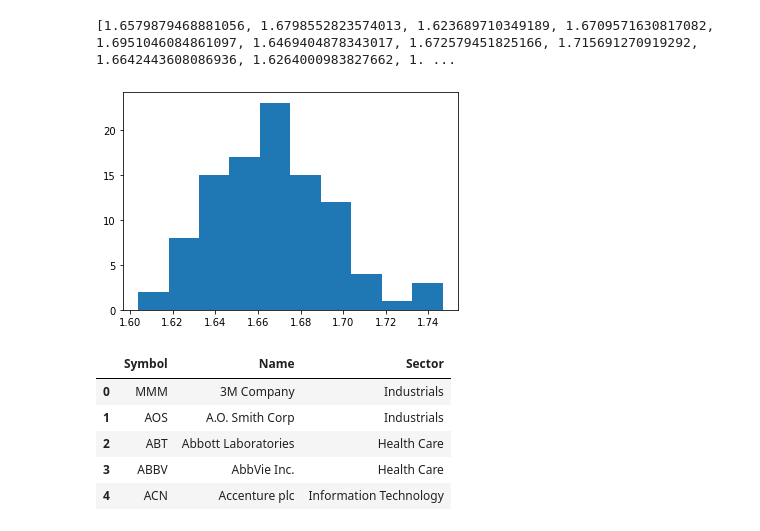
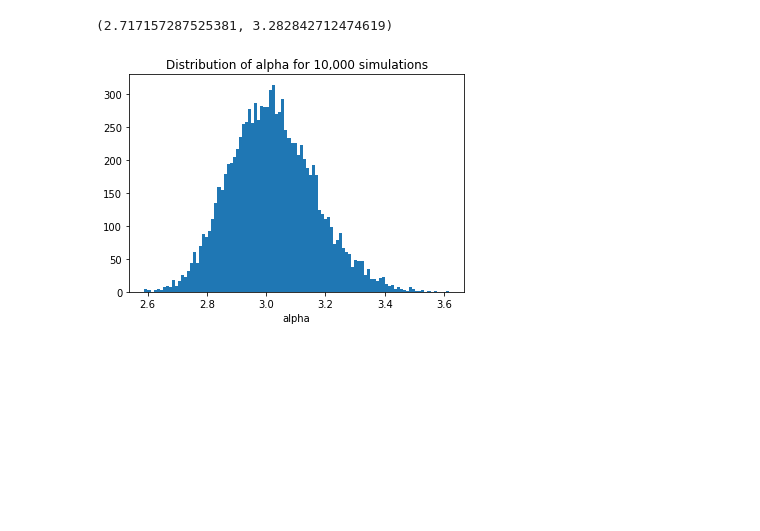
Before and after one commit to irrationomical/OOTM-Option-Pricing-with-Power-Laws-and-News, a Jupyter notebook: alpha_estimation.ipynb, the cells around one changed output. Drawn from its saved outputs; the diff is of its cells as text; code cells hidden in the pictures; blank space fills up the shorter version.

```diff
--- a/alpha_estimation.ipynb
+++ b/alpha_estimation.ipynb
@@ -78,36 +50,38 @@ ax.set_xlim(left = 10**-3)
-# %%
-dist1 = []
-dist2 = []
-n = 1000
-for i in range(100):
-  x = np.random.zipf(1.5, n)
-  def log_zeta(x):
-    return np.log(zeta(x,1))
-
-  def log_deriv_zeta(x):
-    h=1e-5
-    return (log_zeta(x+h) - log_zeta(x-h))/(2*h)
-  t = -np.sum(np.log(x/xmin))/n
-  def objective(x):
-    return log_deriv_zeta(x) - t
-
-  dist1.append(1 + n / np.sum(np.log(x)))
-  dist2.append(bisect(objective, 1.01, 5, xtol = 1e-6))
-
-plt.hist(dist2, bins = 10)
-print(dist2)
-# %% [output]
-[1.6579879468881056, 1.6798552823574013, 1.623689710349189, 1.6709571630817082, 1.6951046084861097, 1.6469404878343017, 1.672579451825166, 1.715691270919292, 1.6642443608086936, 1.6264000983827662, 1. ...
-[figure, removed]
-# %%
-# want to predict whether option prices OOM execute
-# get baseline for each stock's distribution
-sp500 = pd.read_csv('./sp500-2017.csv')
-sp500.head()
-# %% [output]
-|  | Symbol | Name | Sector |
-| 0 | MMM | 3M Company | Industrials |
-| 1 | AOS | A.O. Smith Corp | Industrials |
-| 2 | ABT | Abbott Laboratories | Health Care |
-| 3 | ABBV | AbbVie Inc. | Health Care |
-| 4 | ACN | Accenture plc | Information Technology |
+# %%
+def get_alpha_cont(select_df):
+  """ gets alpha paramter for continuous power law distribution
+  """
+  n = select_df.shape[0]
+  xmin = select_df['diff'][0]
+  a = 1 + n / np.sum(np.log(select_df['diff']/xmin))
+  return a
+
+def get_a_range(a, N):
+  """ gets 95% confidence interval on alpha paramter estimate
+  @param a: alpha
+  @param N: number of samples in power law distribution
+  @returns a_lower, a_upper: lower and upper bound on alpha 95% CI
+  """
+  stdev = (a-1)/np.sqrt(N)
+  a_lower, a_upper = ((a-stdev*2), (a+stdev*2))
+  return a_lower, a_upper
+
+# show the get_a_range function is correct
+N=200
+a=3
+alphas = []
+for i in range(10000):
+  # generate continuous power law data
+  r = np.random.uniform(0,1,N)
+  x1 = np.sort((1 - r) ** (-1 / (a - 1)))
+  select_df = pd.DataFrame(data=x1, columns=['diff'])
+  alphas.append(get_alpha_cont(select_df).astype(float))
+alphas = np.sort(np.array(alphas))
+plt.hist(alphas,bins=100)
+plt.title("Distribution of alpha for 10,000 simulations")
+plt.xlabel("alpha")
+
+get_a_range(a, N)
+# %% [output]
+(2.717157287525381, 3.282842712474619)
+[figure, added]
```
Also changed, not shown: parts of 33 cells of this notebook.
